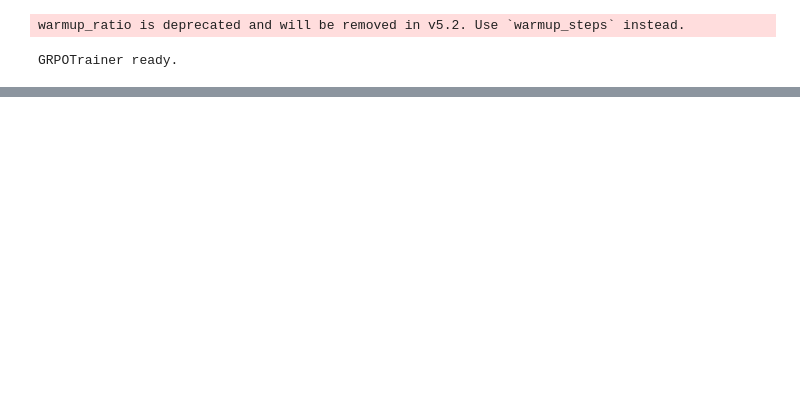
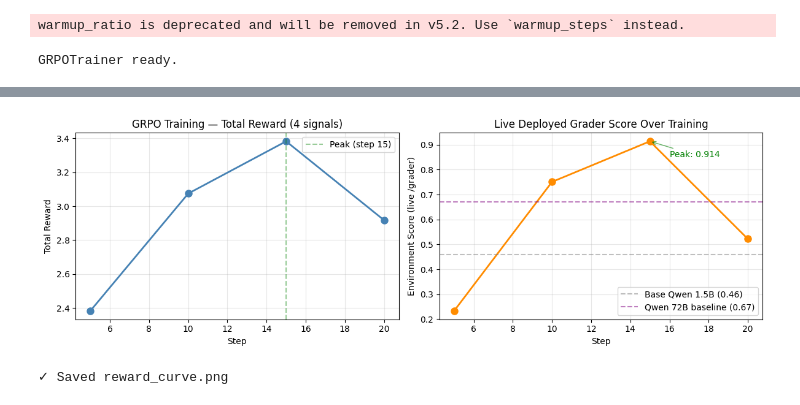
Before and after one commit to ps2181/invoice-processing-pipeline, a Jupyter notebook: extractor_training_grpo.ipynb, the cells around one changed output, grey strips where cells are left out. Drawn from its saved outputs; the diff is of its cells as text; code cells hidden in the pictures; blank space fills up the shorter version.

```diff
--- a/extractor_training_grpo.ipynb
+++ b/extractor_training_grpo.ipynb
@@ -467,0 +608,42 @@ print(f"Steps: {len(steps)} | Final total reward: {rewards[-1]:.4f} | Final fiel
+# %%
+import matplotlib.pyplot as plt
+
+# Manually reconstruct the log from the values you already have
+steps     = [5,     10,    15,    20]
+rewards   = [2.383, 3.075, 3.383, 2.918]
+env_score = [0.233, 0.751, 0.914, 0.522]
+format_r  = [0.800, 0.950, 1.000, 0.950]
+math_r    = [0.350, 0.374, 0.469, 0.446]
+
+fig, (ax1, ax2) = plt.subplots(1, 2, figsize=(12, 4))
+
+# Total reward
+ax1.plot(steps, rewards, linewidth=2, color="steelblue", marker="o", markersize=8)
+ax1.set_xlabel("Step")
+ax1.set_ylabel("Total Reward")
+ax1.set_title("GRPO Training — Total Reward (4 signals)")
+ax1.grid(True, alpha=0.3)
+ax1.axvline(x=15, color="green", linestyle="--", alpha=0.4, label="Peak (step 15)")
+ax1.legend()
+
+# Environment score (live grader)
+ax2.plot(steps, env_score, linewidth=2, color="darkorange", marker="o", markersize=8)
+ax2.set_xlabel("Step")
+ax2.set_ylabel("Environment Score (live /grader)")
+ax2.set_title("Live Deployed Grader Score Over Training")
+ax2.grid(True, alpha=0.3)
+ax2.axhline(y=0.46, color="gray", linestyle="--", alpha=0.5, label="Base Qwen 1.5B (0.46)")
+ax2.axhline(y=0.67, color="purple", linestyle="--", alpha=0.5, label="Qwen 72B baseline (0.67)")
+ax2.annotate(f"Peak: 0.914",
+             xy=(15, 0.914), xytext=(16, 0.85),
+             fontsize=10, color="green",
+             arrowprops=dict(arrowstyle="->", color="green", alpha=0.6))
+ax2.legend(loc="lower right")
+
+plt.tight_layout()
+plt.savefig("reward_curve.png", dpi=150, bbox_inches="tight")
+plt.show()
+print("✓ Saved reward_curve.png")
+# %% [output]
+[figure, added]
+✓ Saved reward_curve.png
```
Also changed, not shown: parts of 16 cells of this notebook, 2 other files.
